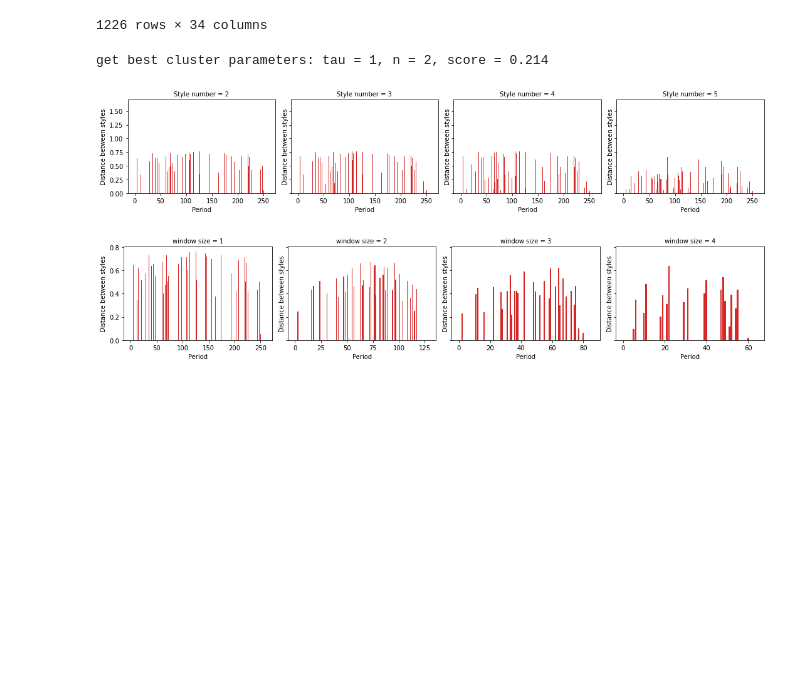
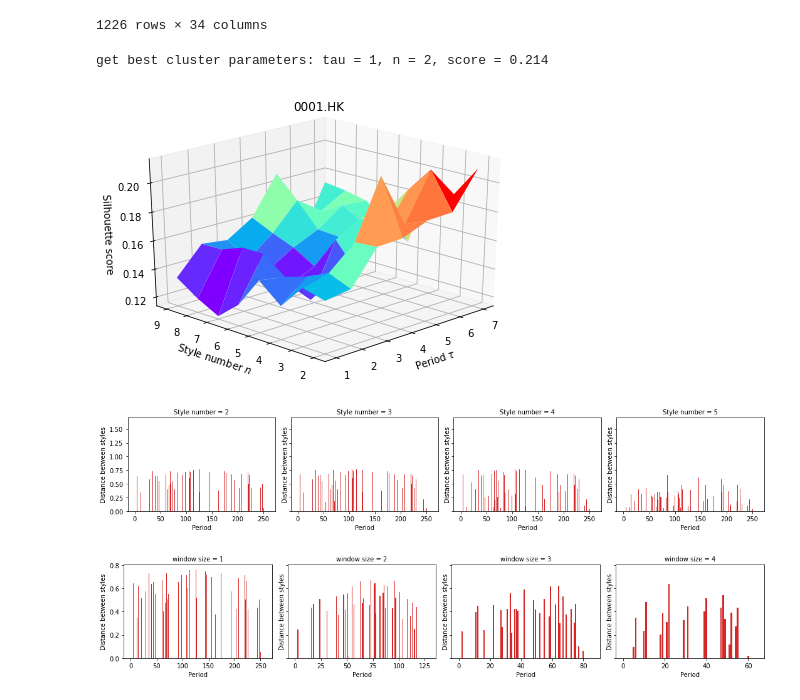
Before and after one commit to Pangjing-Wu/market-style-rotation-analysis, a Jupyter notebook: analysis.ipynb, the cells around one changed output. Drawn from its saved outputs; the diff is of its cells as text; code cells hidden in the pictures; blank space fills up the shorter version.

```diff
--- a/analysis.ipynb
+++ b/analysis.ipynb
@@ -64,13 +64,16 @@ get best cluster parameters: tau = 1, n = 2, score = 0.214
 # %%
 fig = plt.figure()
 ax = Axes3D(fig)
 grid = np.meshgrid(taus, n_class)
 ax.plot_surface(grid[0], grid[1], scores, cmap='rainbow')
 ax.view_init(elev=25, azim=-135)
 ax.set_xlabel('Period $\\tau$')
 ax.set_ylabel('Style number $n$')
 ax.set_zlabel('Silhouette score')
+ax.set_title(stock)
 plt.show()
+# %% [output]
+[figure, added]
 # %%
 def class_change(X, y, center, radius, rank=1):
     change = abs(np.sign(np.append(0, np.diff(y,rank)))) # change[0] === 0
```
Also changed, not shown: parts of 2 cells of this notebook.
